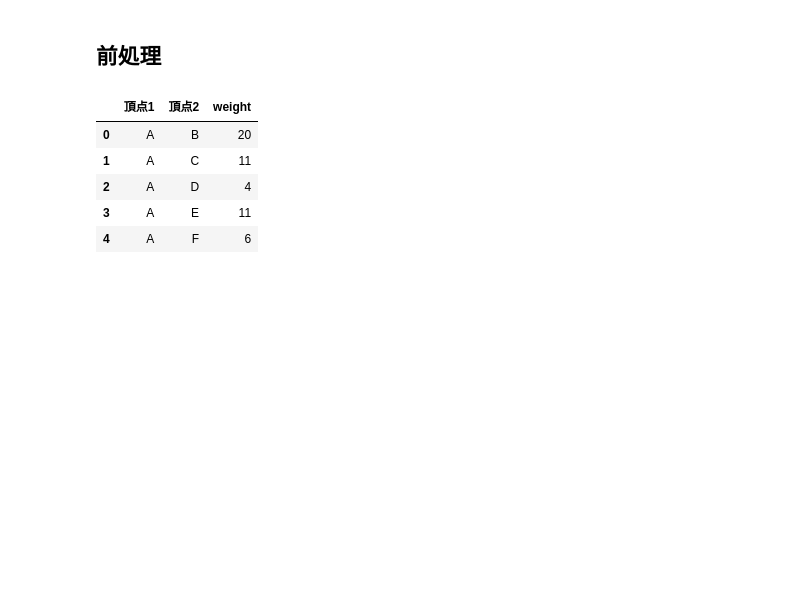
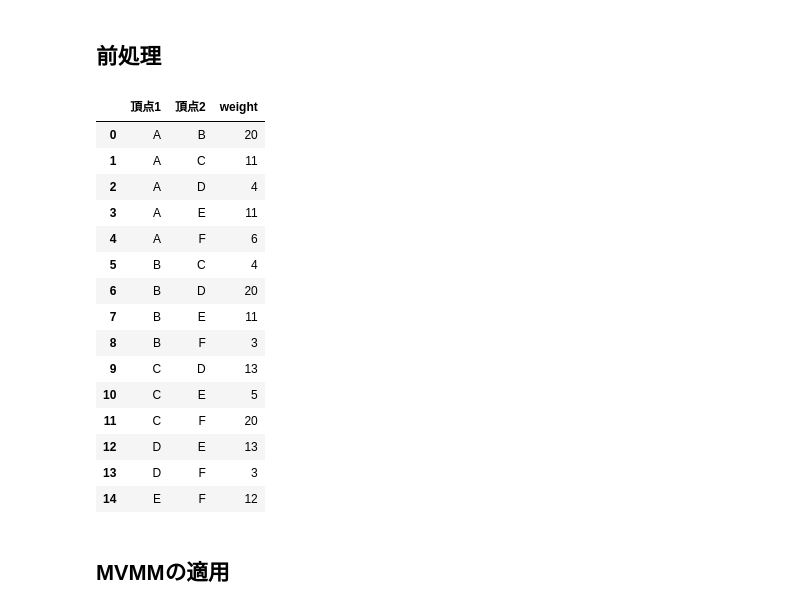
Before and after one commit to rrrrind/Minimum-Weighted-Maximum-Matching, a Jupyter notebook: workspace/mwmm.ipynb, the cells around one changed output. Drawn from its saved outputs; the diff is of its cells as text; code cells hidden in the pictures; blank space fills up the shorter version.

```diff
--- a/workspace/mwmm.ipynb
+++ b/workspace/mwmm.ipynb
@@ -74,7 +77,7 @@ uni_set = data_wo_ts['名前を入力してください(例: 森雅也)'].values
 vertex, weight = [], []
 # 希望順位を基にweightを算出する
 def create_graph(sub, comp, score):
-    vertex.append(sub+comp)
+    vertex.append([sub,comp])
     weight.append(score)
 
 for i, sub in enumerate(uni_set):
@@ -100,13 +103,25 @@ df_graph = pd.concat([df_graph, pd.Series(weight, name='weight').T], axis=1)
 w_graph = df_graph.groupby(['頂点1','頂点2'], as_index=False).sum()
 
 # txtで保存する
-w_graph.to_csv('./input/w_graph.txt', header=None, index=None, sep=' ', mode='a')
+w_graph.to_csv('./input/w_graph.txt', header=None, index=None, sep=' ')
 # %%
-w_graph.head()
+w_graph
 # %% [output]
 |  | 頂点1 | 頂点2 | weight |
 | 0 | A | B | 20 |
 | 1 | A | C | 11 |
 | 2 | A | D | 4 |
 | 3 | A | E | 11 |
 | 4 | A | F | 6 |
+| 5 | B | C | 4 |
+| 6 | B | D | 20 |
+| 7 | B | E | 11 |
+| 8 | B | F | 3 |
+| 9 | C | D | 13 |
+| 10 | C | E | 5 |
+| 11 | C | F | 20 |
+| 12 | D | E | 13 |
+| 13 | D | F | 3 |
+| 14 | E | F | 12 |
+# %% [markdown]
+## MVMMの適用
```
Also changed, not shown: parts of 5 cells of this notebook, 1 other file.
